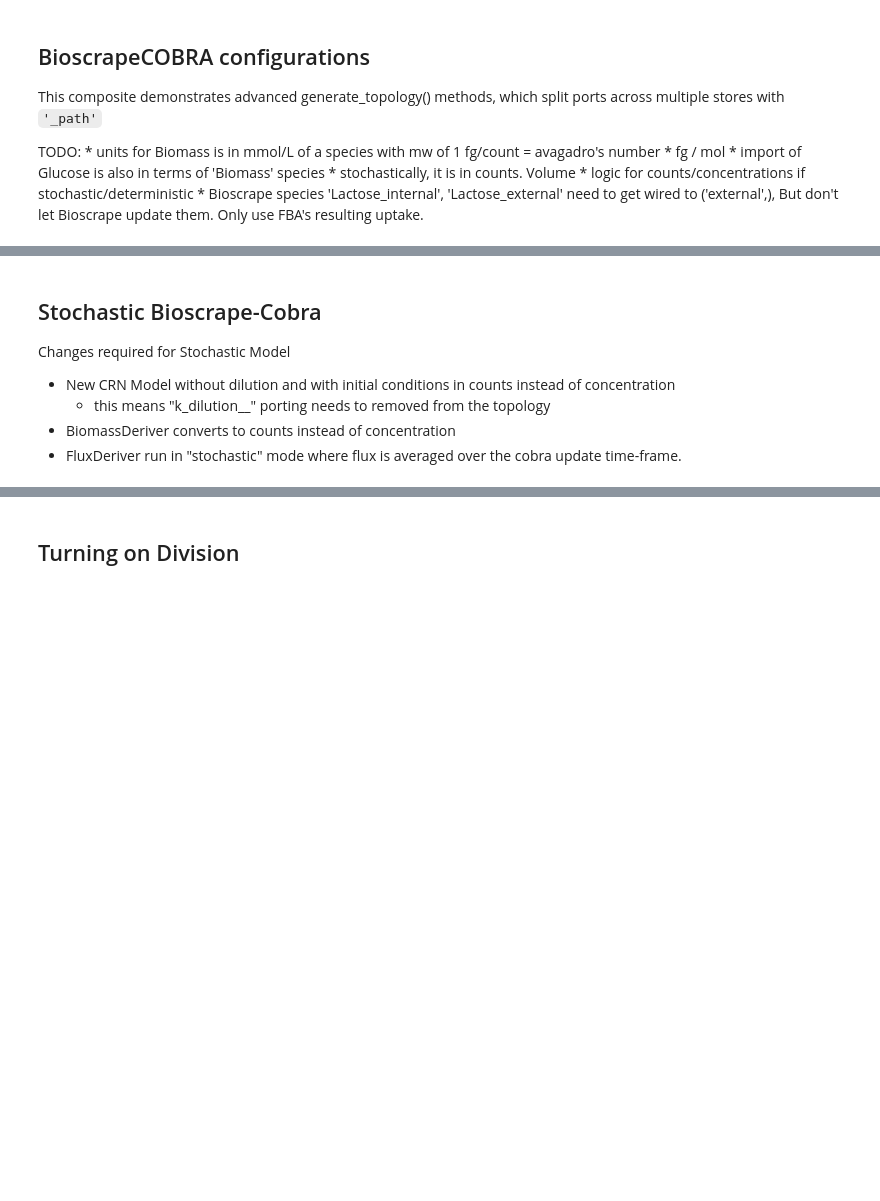
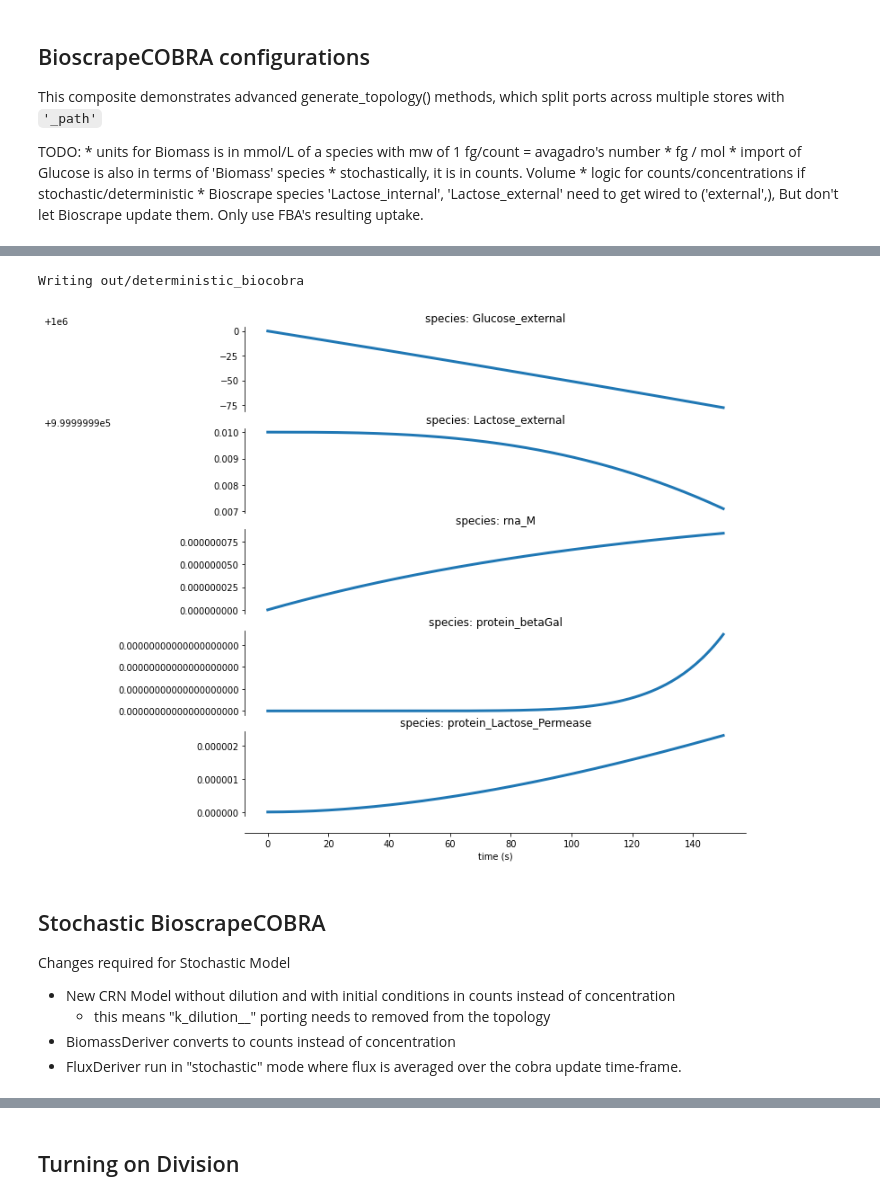
Before and after one commit to vivarium-collective/vivarium-notebooks, a Jupyter notebook: lac_operon/bioscrape-cobra-stochastic-refactoring.ipynb, the cells around one changed output, grey strips where cells are left out. Saved outputs shown, nothing was run; the diff lists cells and outputs as text; code cells hidden in the pictures; blank space fills up the shorter version.

```diff
--- a/lac_operon/bioscrape-cobra-stochastic-refactoring.ipynb
+++ b/lac_operon/bioscrape-cobra-stochastic-refactoring.ipynb
@@ -839,0 +834,18 @@ fig = plot_simulation_output(bioscrape_cobra_output)
+# %%
+total_time = 1000
+
+bioscrape_composer = BioscrapeCOBRA({})
+
+initial_state = bioscrape_composer.initial_state()
+initial_state['species']['Glucose_external'] = 10 ** 6
+initial_state['species']['Lactose_external'] = 10 ** 6
+
+# make experiment
+bioscrape_composite = bioscrape_composer.generate()
+bioscrape_cobra_experiment = Experiment(
+    dict(
+        processes=bioscrape_composite['processes'],
+        topology=bioscrape_composite['topology'],
+        initial_state=initial_state,))
+
+bioscrape_cobra_experiment.update(total_time)
@@ -840,5 +856,18 @@ fig = plot_simulation_output(bioscrape_cobra_output)
+# %%
+timeseries = bioscrape_cobra_experiment.emitter.get_timeseries()
+
+# plot output
+variables_plot_config = {
+    'filename': 'deterministic_biocobra.pdf',
+    **plotted_bioscrape_variables,
+    **plot_var_config}
+
+fig = plot_variables(timeseries, **variables_plot_config)
+# %% [output]
+Writing out/deterministic_biocobra
+[figure, added]
 # %% [markdown]
-## Stochastic Bioscrape-Cobra
+## Stochastic BioscrapeCOBRA
 
 Changes required for Stochastic Model
 * New CRN Model without dilution and with initial conditions in counts instead of concentration
```
Also changed, not shown: parts of 22 cells of this notebook, 1 other file.
